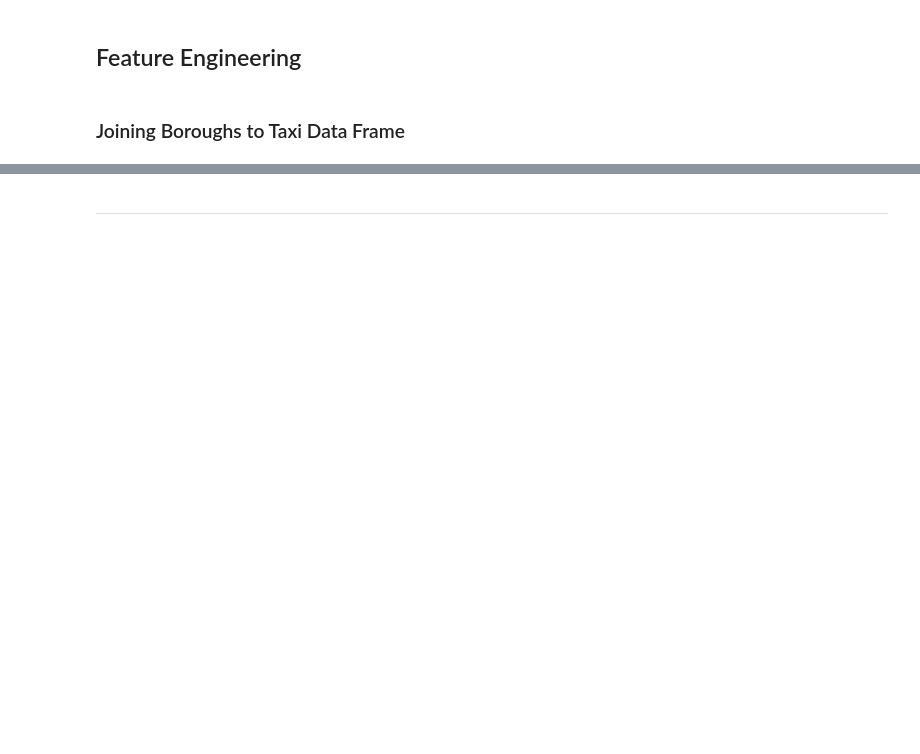
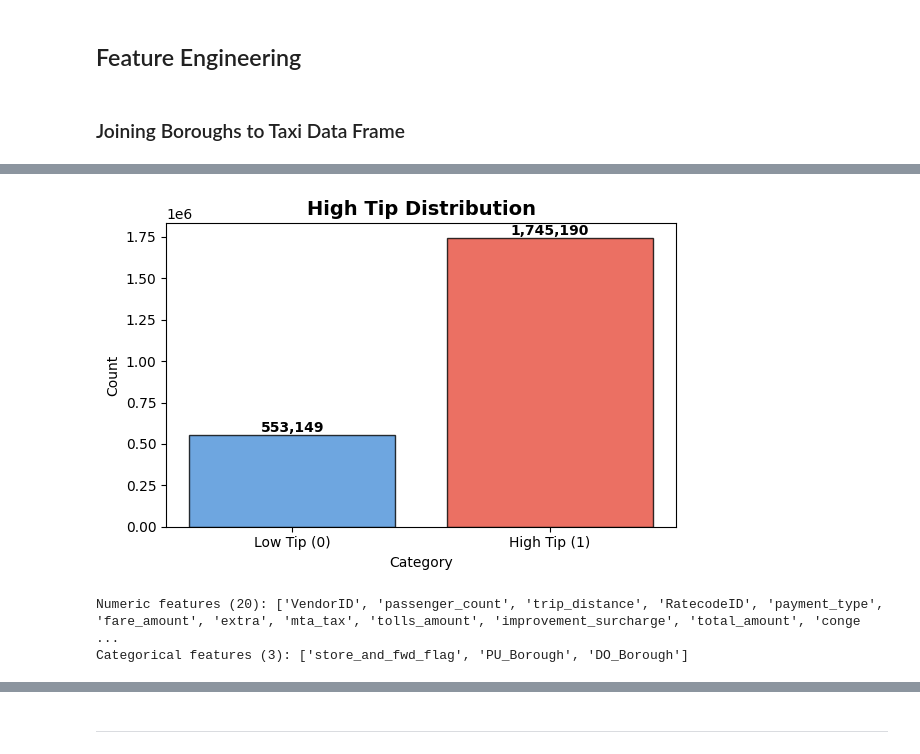
Before and after one commit to Battler08/COMP3610A2, a Jupyter notebook: assignment2.ipynb, the cells around one changed output, grey strips where cells are left out. Cells and saved outputs as stored; diff of their text form; code cells hidden in the pictures; blank space fills up the shorter version.

```diff
--- a/assignment2.ipynb
+++ b/assignment2.ipynb
@@ -279,0 +193,6 @@ shape: (1, 14)
+# %%
+# Filter for Credit Card (payment_type == 1)
+taxi_df = taxi_df.filter(pl.col("payment_type") == 1)
+
+# Print the shape to see how many rows are left
+print(f"Rows after Credit Card filter {len(taxi_df)}")
@@ -280,9 +201,12 @@ shape: (1, 14)
 # %%
-taxi_df = taxi_df.with_columns(
+taxi_df = taxi_df.with_columns([
+    pl.col("tip_amount").cast(pl.Float64).alias("tip_amount"),
+
     (pl.col("tip_amount") > (pl.col("fare_amount") * 0.20))
+    #casts the boolean value to 1 or zero
     .cast(pl.Int8)
     .alias("high_tip")
-)
-print(taxi_df["high_tip"].value_counts())
-taxi_df = taxi_df.drop_nulls(subset=cols + ["tip_amount", "high_tip"])
+])
+
+taxi_df.group_by("high_tip").agg(pl.len().alias("count")).with_columns(proportions = pl.col("count") / pl.col("count").sum())
 # %% [output]
@@ -340,0 +218,62 @@ Test High Tip Ratio: 63.36%
+# %%
+import matplotlib.pyplot as plt
+
+# 1. Prepare the data using group_by (compatible with all Polars versions)
+counts_df = (
+    taxi_df.group_by("high_tip")
+    .agg(pl.len().alias("count"))
+    .sort("high_tip")
+)
+
+# 2. Extract the values for plotting
+categories = ["Low Tip (0)", "High Tip (1)"]
+counts = counts_df["count"].to_list()
+
+# 3. Create the plot
+fig, ax = plt.subplots(figsize=(6, 4))
+
+# We use ax.bar instead of the pandas-style .plot(kind='bar')
+bars = ax.bar(categories, counts, color=['#4A90D9', '#E74C3C'], edgecolor='black', alpha=0.8)
+
+# Formatting
+ax.set_title('High Tip Distribution', fontsize=14, fontweight='bold')
+ax.set_xlabel('Category')
+ax.set_ylabel('Count')
+
+# 4. Add the text labels on top of the bars
+for i, count in enumerate(counts):
+    ax.text(i, count + (max(counts) * 0.01), f'{count:,}',
+            ha='center', fontweight='bold', fontsize=10)
+
+plt.tight_layout()
+plt.show()
+# %% [output]
+[figure, added]
+# %%
+import polars as pl
+
+# 1. Grab numeric columns (Integers and Floats)
+numeric_features = [
+    col for col, dtype in taxi_df.schema.items()
+    if dtype.is_numeric()
+]
+
+# 2. Grab categorical columns (Strings/Objects)
+# Note: Polars uses 'String' instead of 'object'
+categorical_features = [
+    col for col, dtype in taxi_df.schema.items()
+    if dtype == pl.String
+]
+
+# 3. Remove your targets so you don't "leak" the answer to the model
+if 'tip_amount' in numeric_features: numeric_features.remove('tip_amount')
+if 'high_tip' in numeric_features: numeric_features.remove('high_tip')
+if "PULocationID" in numeric_features: numeric_features.remove("PULocationID")
+if "DOLocationID" in numeric_features: numeric_features.remove("DOLocationID")
+# (Remove 'income' or whatever your specific target name is here)
+
+print(f"Numeric features ({len(numeric_features)}): {numeric_features}")
+print(f"Categorical features ({len(categorical_features)}): {categorical_features}")
+# %% [output]
+Numeric features (20): ['VendorID', 'passenger_count', 'trip_distance', 'RatecodeID', 'payment_type', 'fare_amount', 'extra', 'mta_tax', 'tolls_amount', 'improvement_surcharge', 'total_amount', 'conge ...
+Categorical features (3): ['store_and_fwd_flag', 'PU_Borough', 'DO_Borough']
```
Also changed, not shown: parts of 34 cells of this notebook.
